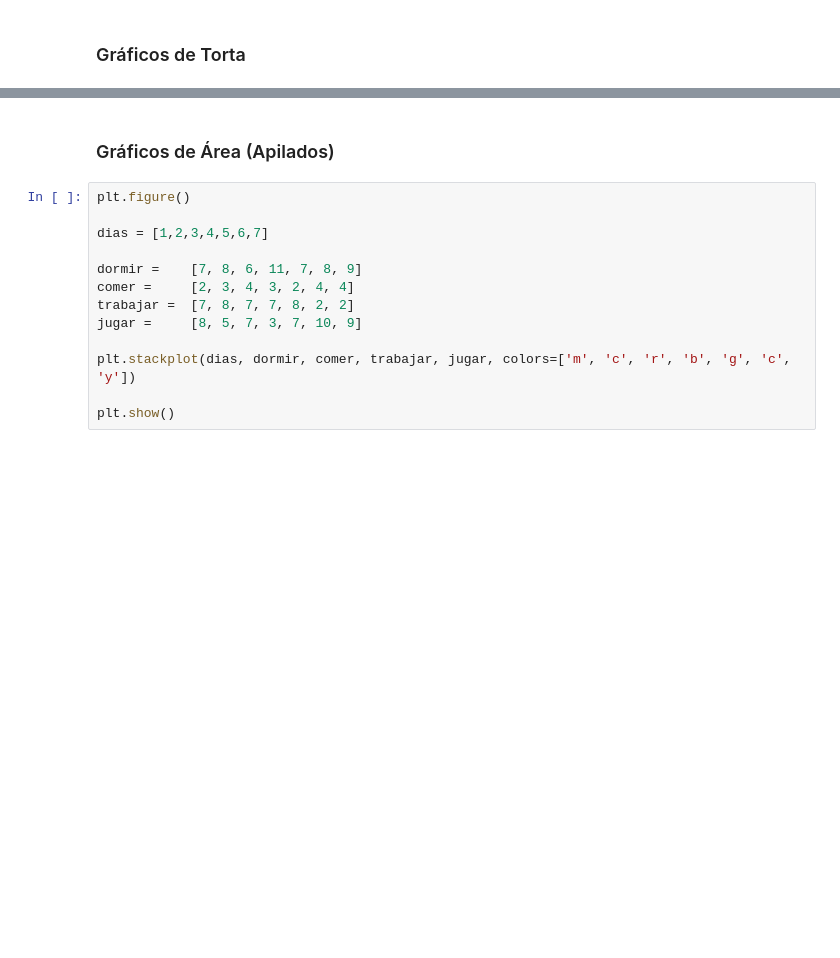
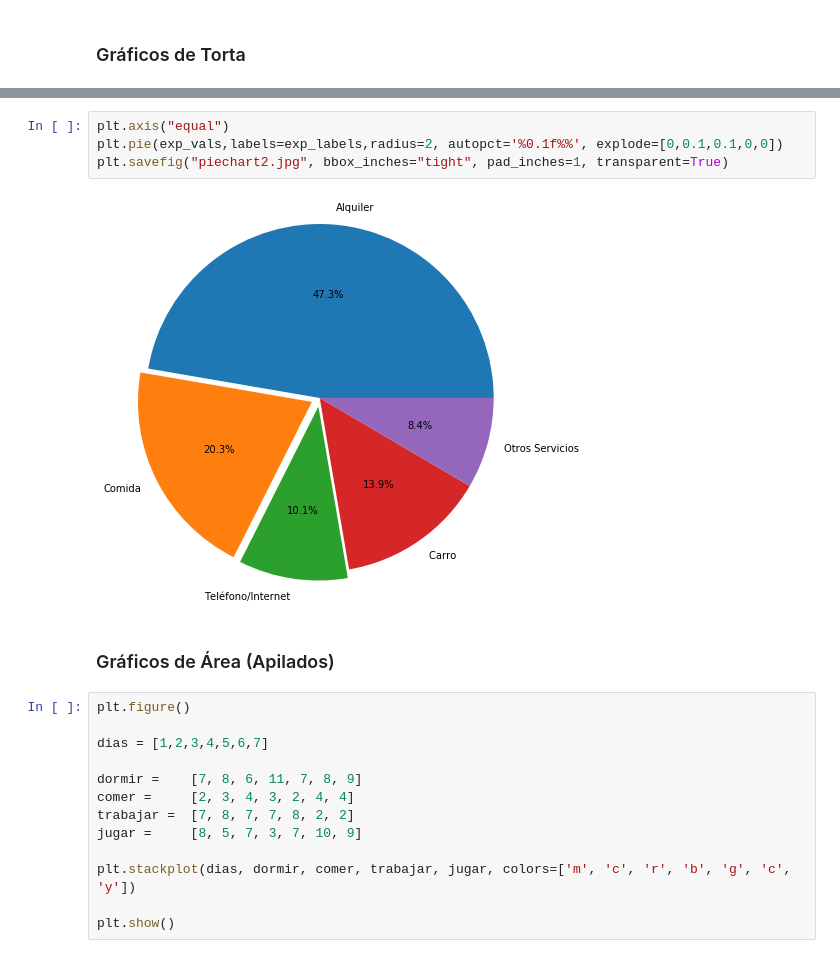
Before and after one commit to wladrod/Python_Ciencias_Datos, a Jupyter notebook: Notebooks/04-TutorialMatplotlib.ipynb, the cells around one changed output, grey strips where cells are left out. Cells and saved outputs as stored; diff of their text form; blank space fills up the shorter version.

```diff
--- a/Notebooks/04-TutorialMatplotlib.ipynb
+++ b/Notebooks/04-TutorialMatplotlib.ipynb
@@ -404,3 +483,9 @@ plt.legend(loc='lower right')
+# %%
+plt.axis("equal")
+plt.pie(exp_vals,labels=exp_labels,radius=2, autopct='%0.1f%%', explode=[0,0.1,0.1,0,0])
+plt.savefig("piechart2.jpg", bbox_inches="tight", pad_inches=1, transparent=True)
+# %% [output]
+[figure, added]
 # %% [markdown]
 ### Gráficos de Área (Apilados)
 # %%
```
Also changed, not shown: parts of 29 cells of this notebook, 2 other files.
